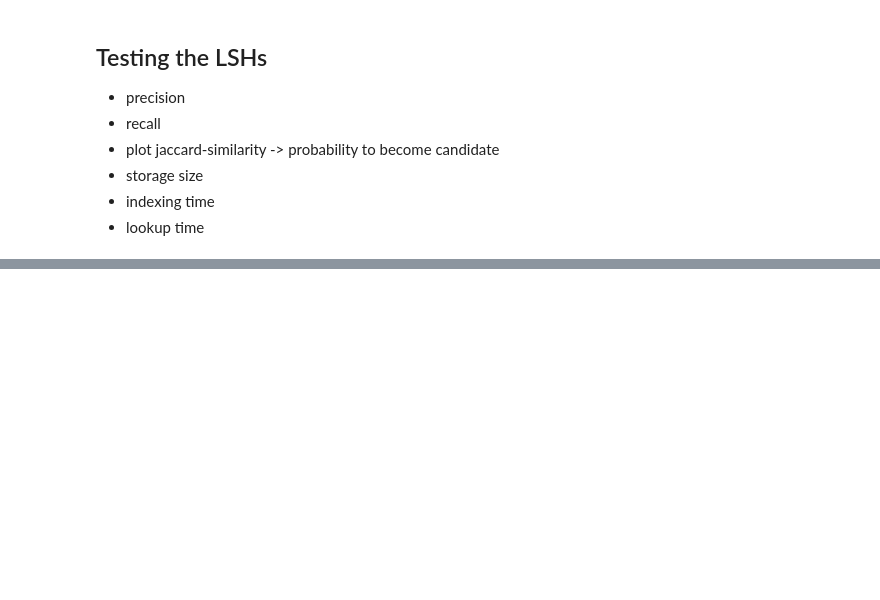
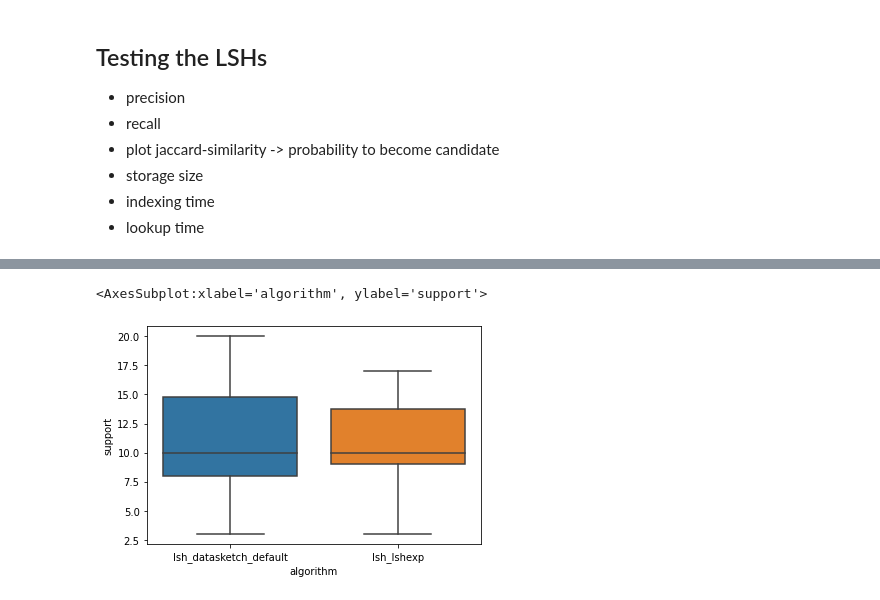
Before and after one commit to chr1st1ank/lsh-experiments, a Jupyter notebook: minhash.ipynb, the cells around one changed output, grey strips where cells are left out. Cells and saved outputs as stored; diff of their text form; code cells hidden in the pictures; blank space fills up the shorter version.

Commit message:
Evaluation notebooks for minhash-lsh implementations

```diff
--- a/minhash.ipynb
+++ b/minhash.ipynb
@@ -110,7 +111,7 @@ j_threshold = 0.6
 [interactive output not drawn]
 # %%
 %%time
-n_hashes = 64
+n_hashes = 128
 
 def datasketch_minhash(shingles: List[str]):
     m = MinHash(n_hashes)
@@ -130,12 +136,12 @@ Wall time: 8.19 s
 # %% [markdown]
 ## Datasketch with hash function for LSH
 # %%
-%%time
-hashfunc=murmurhash.mrmr.hash
+# %%time
+# hashfunc=murmurhash.mrmr.hash
 
-lsh_datasketch_murmur = MinHashLSH(threshold=j_threshold, num_perm=n_hashes, hashfunc=hashfunc)
-for i, row_shingles in enumerate(train):
-    lsh_datasketch_murmur.insert(i, datasketch_minhash(row_shingles))
+# lsh_datasketch_murmur = MinHashLSH(threshold=j_threshold, num_perm=n_hashes, hashfunc=hashfunc)
+# for i, row_shingles in enumerate(train):
+#     lsh_datasketch_murmur.insert(i, datasketch_minhash(row_shingles))
 
-naturalsize(asizeof(lsh_datasketch_murmur))
+# naturalsize(asizeof(lsh_datasketch_murmur))
 # %% [output]
@@ -153,11 +155,14 @@ len(lsh_datasketch_murmur.hashtables)
 # %%
 from lshexp import minhash as mh
 
-lsh_lshexp = mh.LSH(n_hashes=n_hashes, bands=lsh_datasketch_murmur.b)
+lsh_lshexp = mh.LSH(n_hashes=n_hashes, bands=lsh_datasketch_default.b)
 minhash_lshexp = mh.make_minhash_generator(n_hashes=n_hashes)
 
 
 def lsh_lshexp_minhash(shingles: List[str]):
     return minhash_lshexp(shingles)
     return datasketch_minhash(shingles).hashvalues
+
+
+lsh_lshexp.n_bands, lsh_lshexp.rows_per_band
 # %% [output]
@@ -245,7 +245,7 @@ def calculate_precision(
 
 chunk_size = 500
 precisions = []
-for start_index in range(0, min(len(df_test), 2000), chunk_size):
+for start_index in range(0, len(df_test), chunk_size):
     precision = {
         name: calculate_precision(
             df_test["shingles"][start_index:start_index+chunk_size],
@@ -258,17 +258,14 @@ for start_index in range(0, min(len(df_test), 2000), chunk_size):
                 "lsh_datasketch_default",
                 lambda s: lsh_datasketch_default.query(datasketch_minhash(s)),
             ),
-            (
-                "lsh_datasketch_murmur",
-                lambda s: lsh_datasketch_murmur.query(datasketch_minhash(s)),
-            ),
+#             (
+#                 "lsh_datasketch_murmur",
+#                 lambda s: lsh_datasketch_murmur.query(datasketch_minhash(s)),
+#             ),
             ("lsh_lshexp", lambda s: lsh_lshexp.query(lsh_lshexp_minhash(s))),
         ]
     }
-    print(start_index, precision)
-    precisions.append(
-        {"precision_"+key: v[0] for key, v in precision.items()} |
-        {"support_"+key: v[1] for key, v in precision.items()}
-    )
-pd.DataFrame.from_records(precisions).describe()
+    for key, v in precision.items():
+        precisions.append({"algorithm": key, "precision": v[0], "support": v[1]})
+test_results = pd.DataFrame.from_records(precisions)
 # %% [output]
@@ -340,0 +275,5 @@ Wall time: 12 s
+# %%
+sns.boxplot(data=test_results, y="support", x="algorithm")
+# %% [output]
+<AxesSubplot:xlabel='algorithm', ylabel='support'>
+[figure, added]
```
Also changed, not shown: parts of 36 cells of this notebook, 2 other files.
